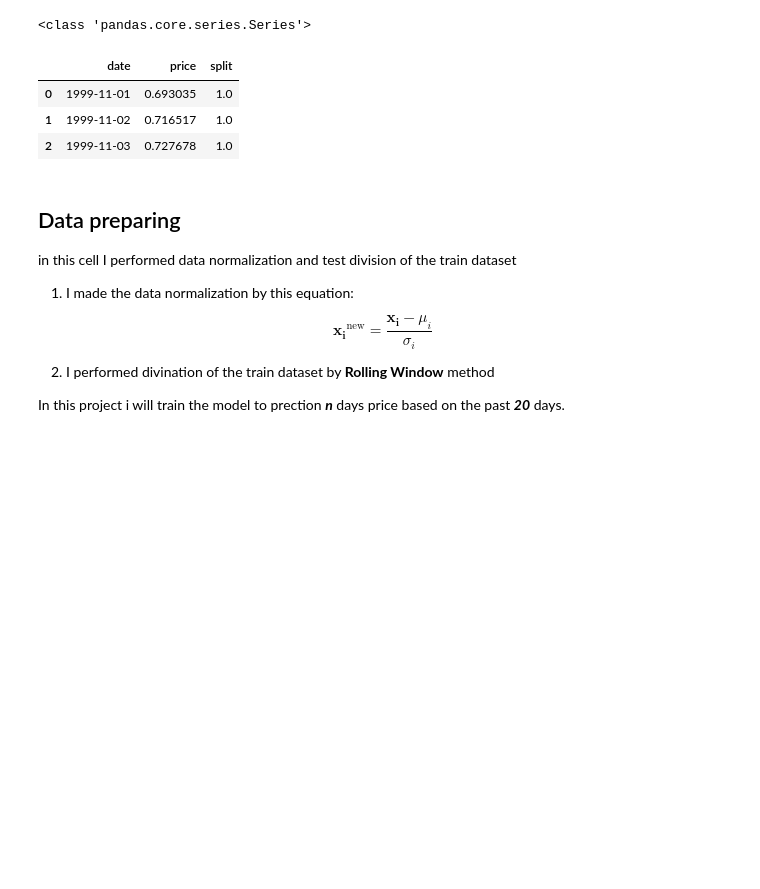
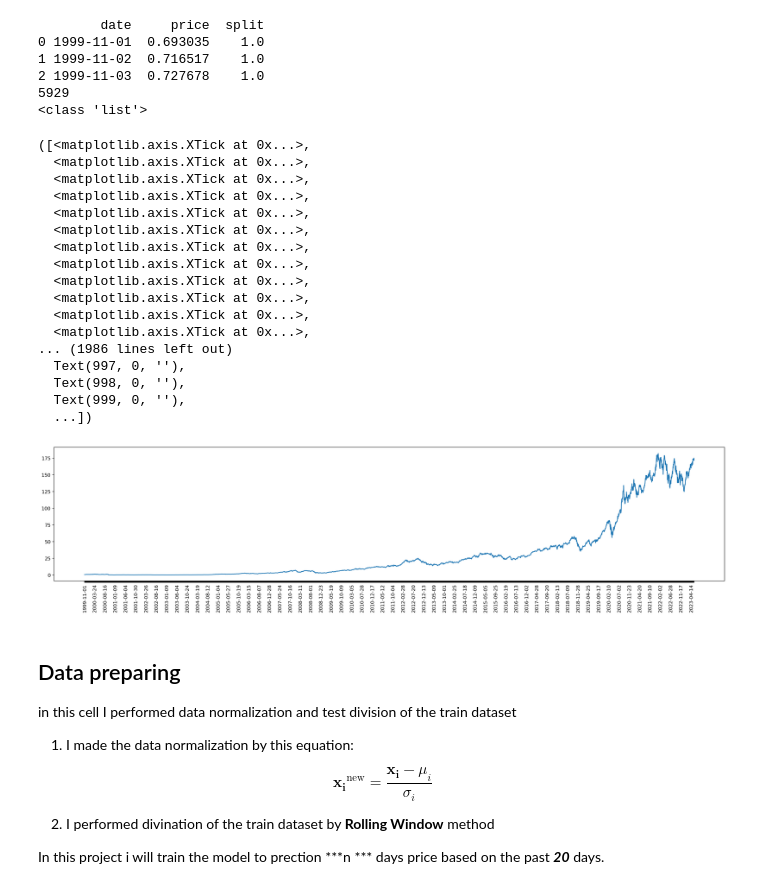
Before and after one commit to Arturawesome/TasksDeepNeuralNets, a Jupyter notebook: PredictingStockPricesDNN/StockPriceNN.ipynb, the cells around one changed output. Saved outputs shown, nothing was run; the diff lists cells and outputs as text; code cells hidden in the pictures; blank space fills up the shorter version.

```diff
--- a/PredictingStockPricesDNN/StockPriceNN.ipynb
+++ b/PredictingStockPricesDNN/StockPriceNN.ipynb
@@ -35,7 +35,7 @@ display(HTML("<style>.container { width:90% !important; }</style>"))
 # set all configures in one dictonary
 device = torch.device('cuda:0') if torch.cuda.is_available() else torch.device('cpu')
 device
-conf_my = { "train": { "device":device,
+conf = { "train": { "device":device,
                     "batch_size": 64,
                     "epoch_amount": 100,
                     "lr": 0.01,
@@ -106,10 +88,43 @@ print(data1["split"][0])
-# %%
-data1 = data1.set_index(np.arange(0, len(data1["price"])))
-print(type(data_date1))
-data1.head(3)
-# %% [output]
-<class 'pandas.core.series.Series'>
-|  | date | price | split |
-| 0 | 1999-11-01 | 0.693035 | 1.0 |
-| 1 | 1999-11-02 | 0.716517 | 1.0 |
-| 2 | 1999-11-03 | 0.727678 | 1.0 |
+# %%
+# creating the numpy array of high price
+high_price = data["price"].to_numpy()
+data_date =  data["date"].tolist()
+data_date = [date.date() for date in data_date]
+
+
+
+#data1["date"] = data1["date"].iloc[::-1]
+print(data.head(3))
+print(len(data_date))
+print(type(data_date))
+fig = plt.figure(figsize=(25, 5), dpi=160)
+plt.plot(np.arange(0, len(data["price"])), data["price"], "-")
+
+xticks_value = [data_date[i] if i %100 == 0 else None for i in range(len(data["price"]))  ]
+xtv = np.arange(0,len(xticks_value))
+plt.xticks(xtv, xticks_value, rotation='vertical')
+# %% [output]
+        date     price  split
+0 1999-11-01  0.693035    1.0
+1 1999-11-02  0.716517    1.0
+2 1999-11-03  0.727678    1.0
+5929
+<class 'list'>
+([<matplotlib.axis.XTick at 0x...>,
+  <matplotlib.axis.XTick at 0x...>,
+  <matplotlib.axis.XTick at 0x...>,
+  <matplotlib.axis.XTick at 0x...>,
+  <matplotlib.axis.XTick at 0x...>,
+  <matplotlib.axis.XTick at 0x...>,
+  <matplotlib.axis.XTick at 0x...>,
+  <matplotlib.axis.XTick at 0x...>,
+  <matplotlib.axis.XTick at 0x...>,
+  <matplotlib.axis.XTick at 0x...>,
+  <matplotlib.axis.XTick at 0x...>,
+  <matplotlib.axis.XTick at 0x...>,
+... (1986 lines left out)
+  Text(997, 0, ''),
+  Text(998, 0, ''),
+  Text(999, 0, ''),
+  ...])
+[figure, added]
@@ -125,4 +147,4 @@ $$\mathbf{x_i}^{\text{new}} = \frac{\mathbf{x_i} - \mu_i}{\sigma_i}$$
 
 2. I performed divination of the train dataset by **Rolling Window** method
 
-In this project i will train the model to prection ***n*** days price based on the past ***20*** days.
+In this project i will train the model to prection ***n *** days price based on the past ***20*** days.
```
Also changed, not shown: parts of 10 cells of this notebook.
